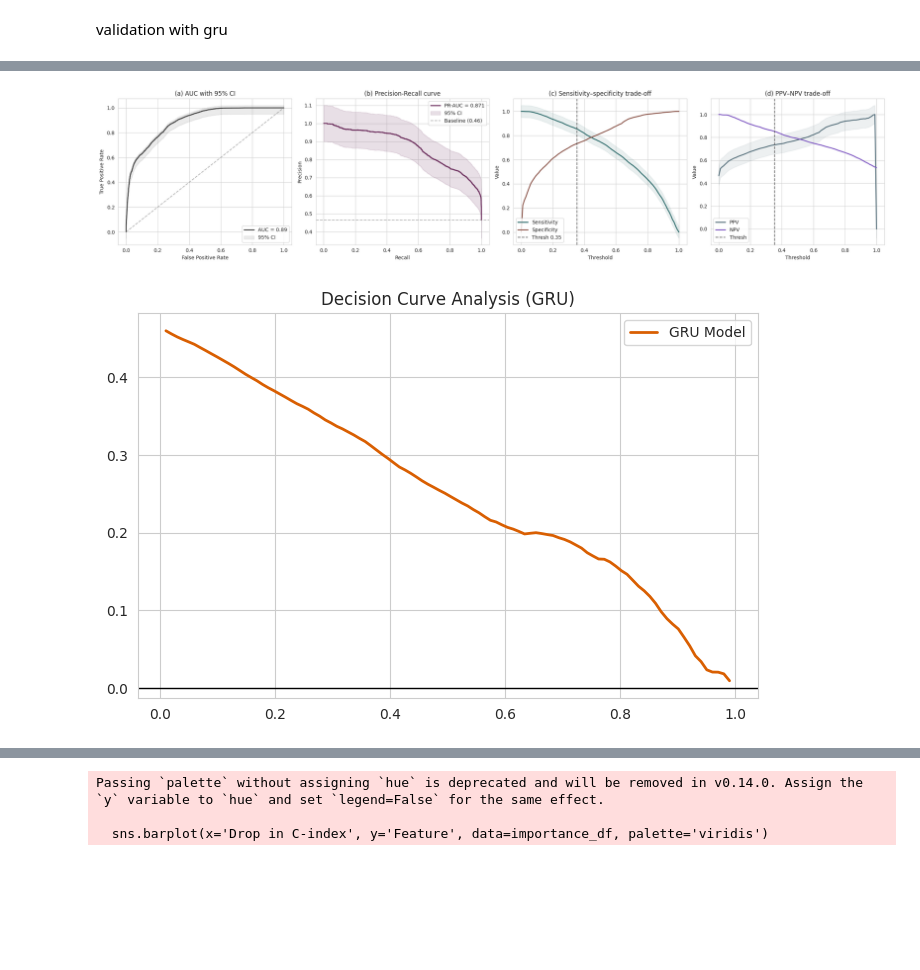
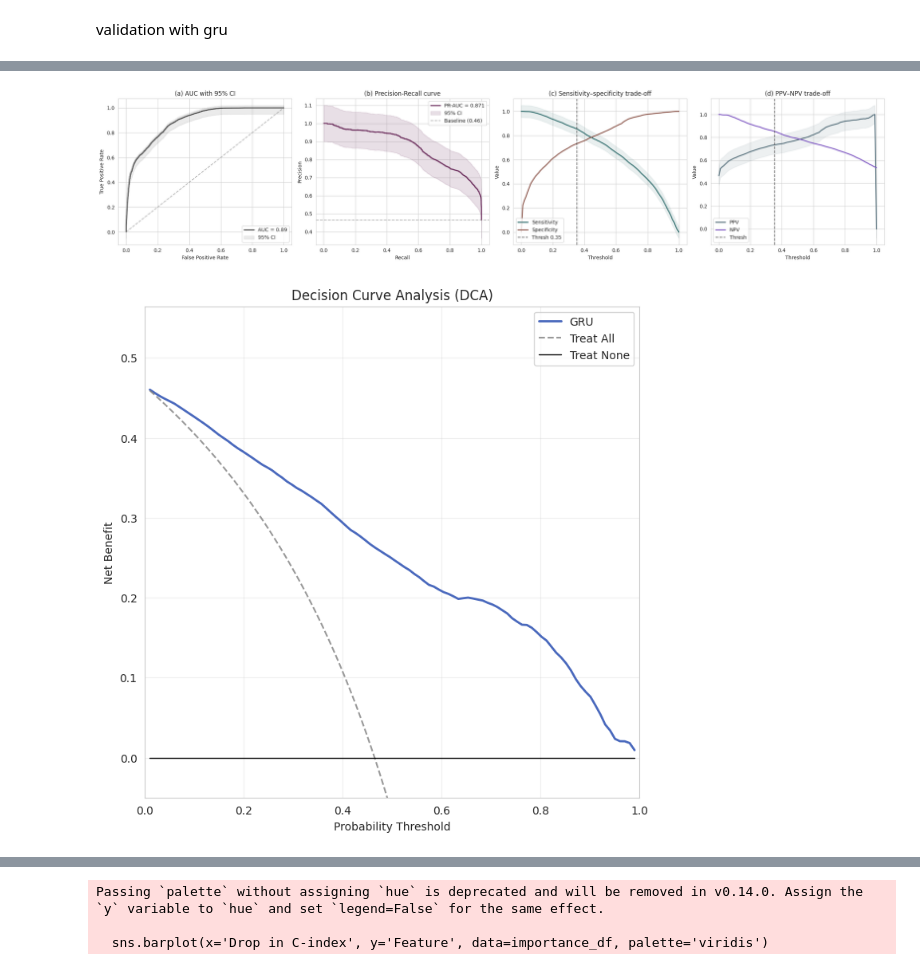
Before and after one commit to javmencia/COBWEBfiles, a Jupyter notebook: 180DaySurvivalModel.ipynb, the cells around one changed output, grey strips where cells are left out. Drawn from its saved outputs; the diff is of its cells as text; code cells hidden in the pictures; blank space fills up the shorter version.

```diff
--- a/180DaySurvivalModel.ipynb
+++ b/180DaySurvivalModel.ipynb
@@ -1926,7 +2023,7 @@ class SequentialSurvivalGRU:
 
         self.report_comprehensive_metrics(y_true, y_pred, c_val)
         self.calculate_calibration_stats(y_true, visit_risks)
-        self.plot_performance_grid(y_true, visit_risks, best_t) # NEW GRID PLOT
+        self.plot_performance_grid(y_true, visit_risks, best_t)
         self.plot_decision_curve(y_true, visit_risks)
         self.plot_improved_analysis(visit_risks, y_true, best_t)
         self.plot_permutation_importance(X, tte, events, c_val)
@@ -1936,7 +2033,7 @@ class SequentialSurvivalGRU:
         fig, axes = plt.subplots(1, 4, figsize=(22, 5))
         sns.set_style("whitegrid")
 
-        # (a) AUC with 95% CI (Bootstrap approximation for shadow)
+        # (a) AUC with 95% CI
         fpr, tpr, _ = roc_curve(y_true, y_prob)
         roc_auc = auc(fpr, tpr)
         axes[0].plot(fpr, tpr, color='#444444', lw=2, label=f'AUC = {roc_auc:.2f}')
@@ -2043,28 +2140,75 @@ class SequentialSurvivalGRU:
             print(f"{name:<20}: {val:.4f} [{low:.3f}, {high:.3f}]")
 
     def plot_decision_curve(self, y_true, y_prob):
+        """Generates Decision Curve Analysis with Model, Treat All, and Treat None."""
         thresholds = np.linspace(0.01, 0.99, 100)
         net_benefit_model = []
+        net_benefit_all = []
         n = len(y_true)
+        prevalence = np.mean(y_true)
+
         for t in thresholds:
-            tp = np.sum((y_prob >= t) & (y_true == 1))
-            fp = np.sum((y_prob >= t) & (y_true == 0))
-            net_benefit_model.append((tp / n) - (fp / n) * (t / (1 - t)))
-        plt.figure(figsize=(8, 5))
-        plt.plot(thresholds, net_benefit_model, label='GRU Model', color='#d95f02', lw=2)
-        plt.axhline(0, color='black', lw=1)
-        plt.title('Decision Curve Analysis (GRU)')
-        plt.legend(); plt.show()
+            # Model Net Benefit
+            tp_model = np.sum((y_prob >= t) & (y_true == 1))
+            fp_model = np.sum((y_prob >= t) & (y_true == 0))
+            net_benefit_model.append((tp_model / n) - (fp_model / n) * (t / (1 - t)))
+
+            # Treat All Net Benefit
+            tp_all = np.sum(y_true == 1)
+            fp_all = np.sum(y_true == 0)
+            net_benefit_all.append((tp_all / n) - (fp_all / n) * (t / (1 - t)))
+
+        # Treat None is always 0
+        net_benefit_none = np.zeros(len(thresholds))
+
+        plt.figure(figsize=(8, 8))
+        plt.plot(thresholds, net_benefit_model, label='GRU', color='#4a69bd', lw=2)
+        plt.plot(thresholds, net_benefit_all, label='Treat All', color='gray', linestyle='--', alpha=0.8)
+        plt.plot(thresholds, net_benefit_none, label='Treat None', color='black', lw=1)
+
+        # Clinical benefit visualization
+        plt.ylim(-0.05, prevalence + 0.1)
+        plt.xlim(0, 1)
+        plt.xlabel('Probability Threshold')
+        plt.ylabel('Net Benefit')
+        plt.title('Decision Curve Analysis (DCA)')
+        plt.legend()
+        plt.grid(True, alpha=0.3)
+        plt.show()
 
     def plot_improved_analysis(self, risks, y_true, threshold):
-        fig, ax1 = plt.subplots(figsize=(10, 6))
-        sns.histplot(risks[y_true == 1], color='#e74c3c', label='Death', kde=True, ax=ax1, alpha=0.5)
-        sns.histplot(risks[y_true == 0], color='#3498db', label='Survival', kde=True, ax=ax1, alpha=0.3)
-        ax1.axvline(threshold, color='black', linestyle='--')
+        fig, ax1 = plt.subplots(figsize=(8, 8))
+
+        # 1. Plot Risk Distributions
+        sns.histplot(risks[y_true == 1], color='#e74c3c', label='Death (Event)',
+                     kde=True, ax=ax1, alpha=0.5, stat="probability")
+        sns.histplot(risks[y_true == 0], color='#3498db', label='Survival (Non-event)',
+                     kde=True, ax=ax1, alpha=0.3, stat="probability")
+        ax1.axvline(threshold, color='black', linestyle='--', label=f'Threshold ({threshold:.2f})')
+        ax1.set_ylabel('Density (Probability)')
+        ax1.set_xlabel('Predicted Mortality Risk')
+
+        # 2. Create second axis for Calibration
         ax2 = ax1.twinx()
-        pt, pp = calibration_curve(y_true, risks, n_bins=10)
-        ax2.plot(pp, pt, "s-", color='green', label='Calibration')
-        plt.title('Sequential Mortality Risk Calibration (GRU)')
+
+        # Calculate calibration points FIRST
+        prob_true, prob_pred = calibration_curve(y_true, risks, n_bins=10)
+
+        # 3. Plot Perfect Calibration Line
+        ax2.plot([0, 1], [0, 1], linestyle="--", color="gray", alpha=0.7, label="Perfect Calibration")
+
+        # 4. Plot Model Calibration (using the calculated pp and pt)
+        ax2.plot(prob_pred, prob_true, "s-", color='#4a69bd', label='Model Calibration')
+
+        ax2.set_ylabel('Observed Fraction of Events')
+        ax2.set_ylim(0, 1)
+
+        # Merge legends from both axes
+        lines, labels = ax1.get_legend_handles_labels()
+        lines2, labels2 = ax2.get_legend_handles_labels()
+        ax2.legend(lines + lines2, labels + labels2, loc='upper left')
+
+        plt.title('Risk Distribution and Calibration Overlay')
         plt.show()
 
 # Execution
@@ -2079,11 +2223,11 @@ Training Survival GRU...
 ------------------------------
 C-Index: 0.8089
 Sensitivity (Recall): 0.8546 [0.848, 0.861]
 Specificity         : 0.7340 [0.727, 0.741]
 PPV (Precision)     : 0.7358 [0.729, 0.743]
 NPV                 : 0.8534 [0.847, 0.859]
 Balanced Accuracy   : 0.7943 [0.790, 0.799]
 
 Slope: 0.9294 | Intercept: 0.0741 | R-sq: 0.9586
 [figure]
-[figure, old version]
+[figure, new version]
```
Also changed, not shown: parts of 4 cells of this notebook.
